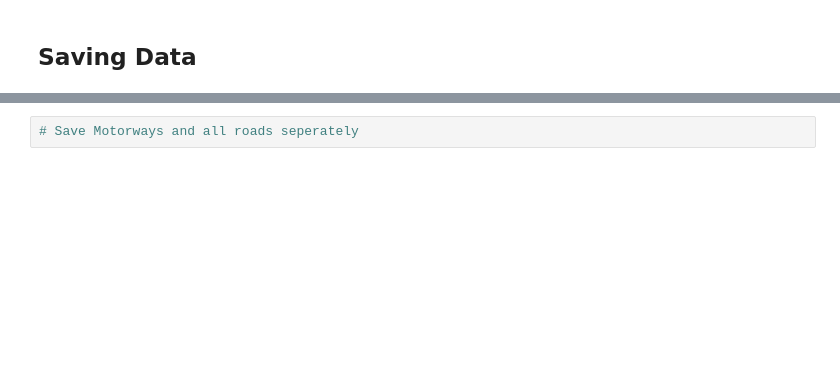
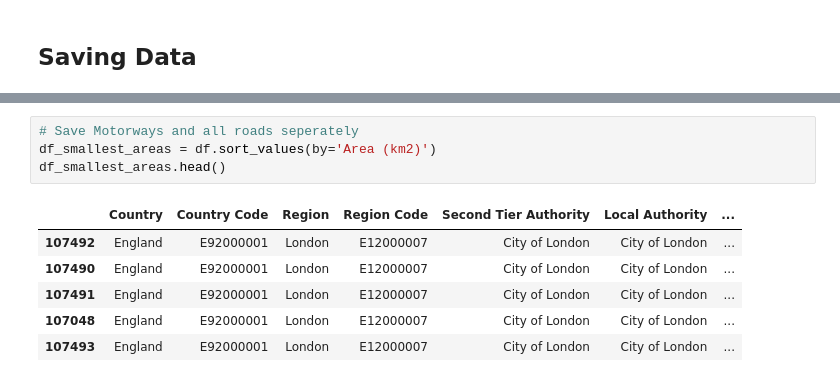
Before and after one commit to horsada/Spatial_Finance_Transport, a Jupyter notebook: dataAPI/GHGEmissionsAPI.ipynb, the cells around one changed output, grey strips where cells are left out. Cells and saved outputs as stored; diff of their text form; blank space fills up the shorter version.

```diff
--- a/dataAPI/GHGEmissionsAPI.ipynb
+++ b/dataAPI/GHGEmissionsAPI.ipynb
@@ -167,2 +174,11 @@ df_features.head()
 # %%
 # Save Motorways and all roads seperately
+df_smallest_areas = df.sort_values(by='Area (km2)')
+df_smallest_areas.head()
+# %% [output]
+|  | Country | Country Code | Region | Region Code | Second Tier Authority | Local Authority | ... |
+| 107492 | England | E92000001 | London | E12000007 | City of London | City of London | ... |
+| 107490 | England | E92000001 | London | E12000007 | City of London | City of London | ... |
+| 107491 | England | E92000001 | London | E12000007 | City of London | City of London | ... |
+| 107048 | England | E92000001 | London | E12000007 | City of London | City of London | ... |
+| 107493 | England | E92000001 | London | E12000007 | City of London | City of London | ... |
```
Also changed, not shown: parts of 9 cells of this notebook.
